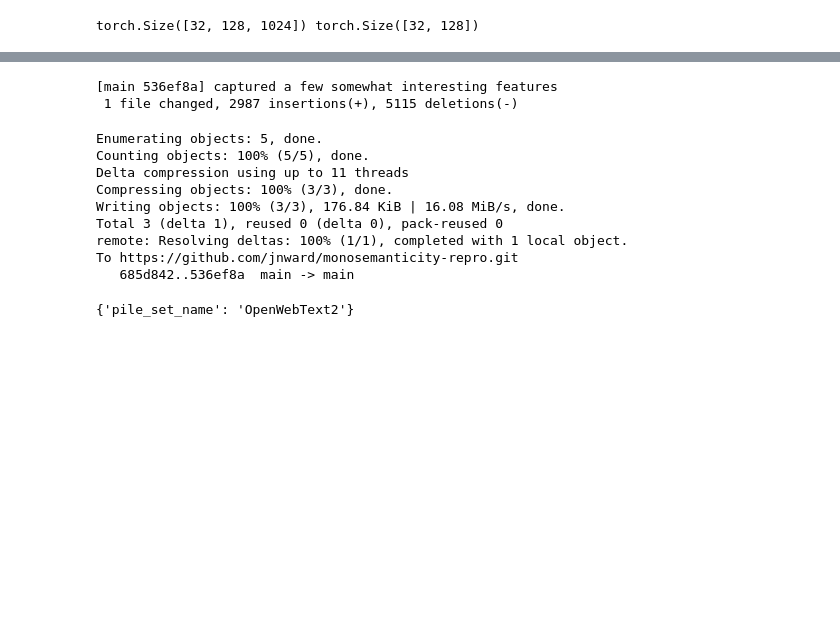
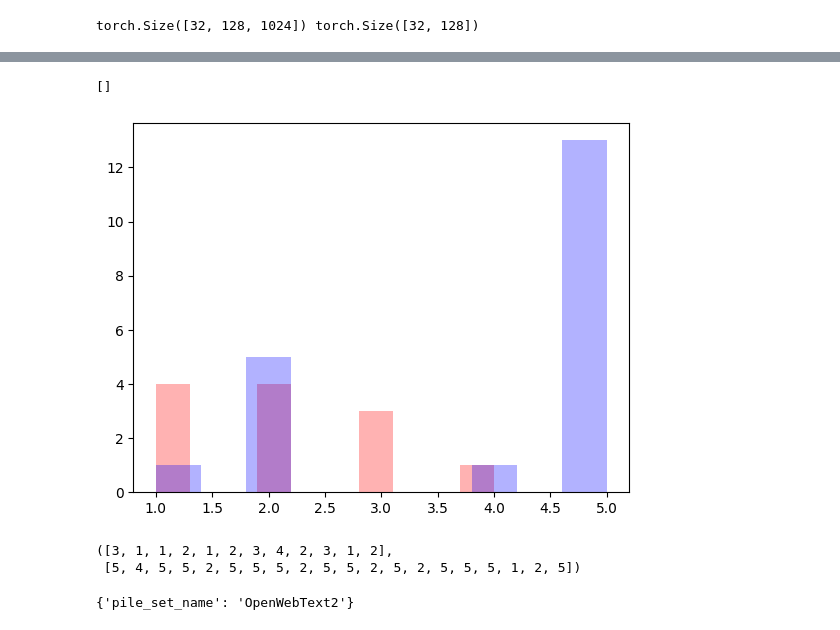
Before and after one commit to jnward/monosemanticity-repro, a Jupyter notebook: transformer_pile.ipynb, the cells around one changed output, grey strips where cells are left out. Drawn from its saved outputs; the diff is of its cells as text; code cells hidden in the pictures; blank space fills up the shorter version.

```diff
--- a/transformer_pile.ipynb
+++ b/transformer_pile.ipynb
@@ -565,0 +576,4 @@ ValueError: math domain error
+# %%
+t_ratings = []
+a_ratings = []
+count = 0
@@ -566,20 +614,17 @@ ValueError: math domain error
 # %%
-!git a && git commit -m "captured a few somewhat interesting features"
+import matplotlib.pyplot as plt
+
+plt.hist(t_ratings, color='red', alpha=0.3)
+plt.hist(a_ratings, color='blue', alpha=0.3)
+plt.plot()
 # %% [output]
-[main 536ef8a] captured a few somewhat interesting features
- 1 file changed, 2987 insertions(+), 5115 deletions(-)
+[]
+[figure, added]
 # %%
-!git push origin main
+t_ratings, a_ratings
 # %% [output]
-Enumerating objects: 5, done.
-Counting objects: 100% (5/5), done.
-Delta compression using up to 11 threads
-Compressing objects: 100% (3/3), done.
-Writing objects: 100% (3/3), 176.84 KiB | 16.08 MiB/s, done.
-Total 3 (delta 1), reused 0 (delta 0), pack-reused 0
-remote: Resolving deltas: 100% (1/1), completed with 1 local object.
-To https://github.com/jnward/monosemanticity-repro.git
-   685d842..536ef8a  main -> main
+([3, 1, 1, 2, 1, 2, 3, 4, 2, 3, 1, 2],
+ [5, 4, 5, 5, 2, 5, 5, 5, 2, 5, 5, 2, 5, 2, 5, 5, 5, 1, 2, 5])
 # %%
 import zstandard as zstd
 import json
```
Also changed, not shown: parts of 34 cells of this notebook, 2 other files.
